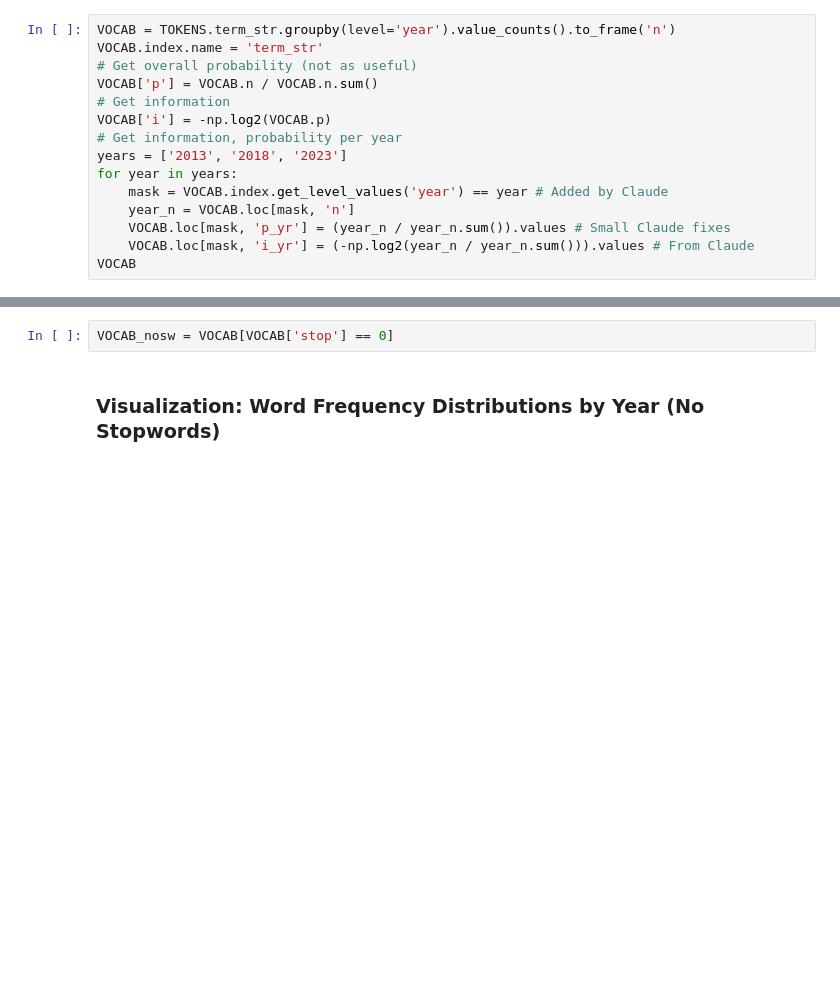
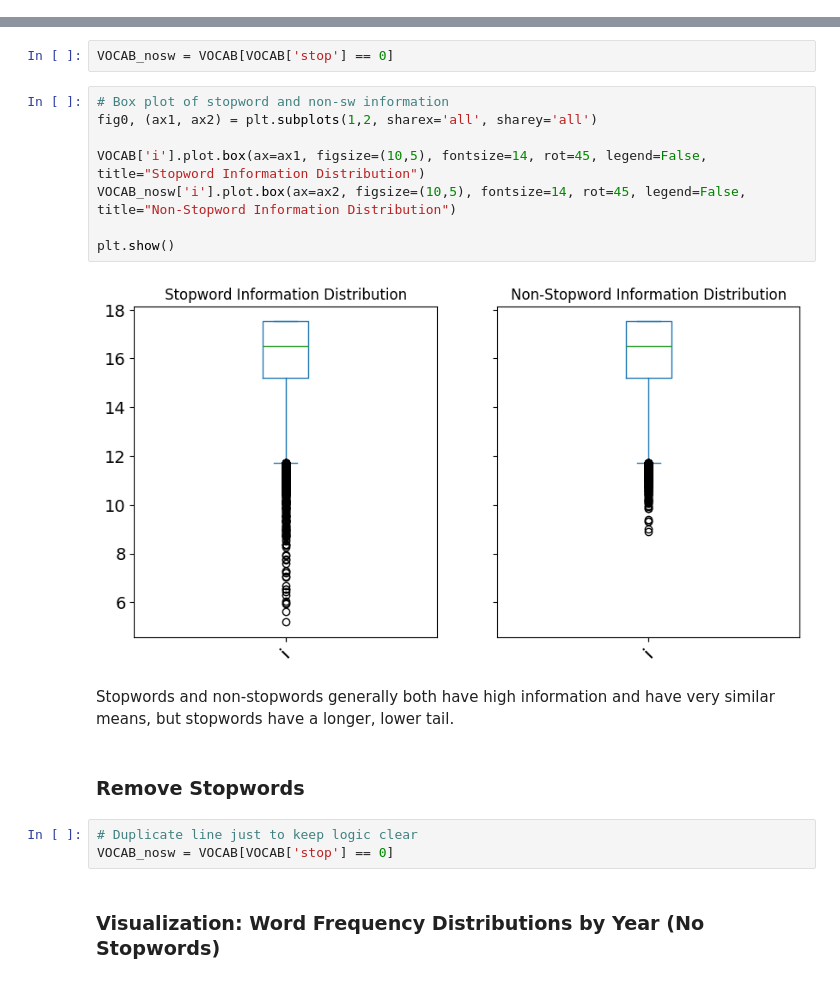
Before and after one commit to caroline-kranefuss/evolving_sentiment_climate, a Jupyter notebook: notebooks/stopwords.ipynb, the cells around one changed output, grey strips where cells are left out. Cells and saved outputs as stored; diff of their text form; blank space fills up the shorter version.

Commit message:
Finished stopwords

```diff
--- a/notebooks/EDA.ipynb
+++ b/notebooks/stopwords.ipynb
@@ -282,15 +56,0 @@ KW.head()
-# %%
-VOCAB = TOKENS.term_str.groupby(level='year').value_counts().to_frame('n')
-VOCAB.index.name = 'term_str'
-# Get overall probability (not as useful)
-VOCAB['p'] = VOCAB.n / VOCAB.n.sum()
-# Get information
-VOCAB['i'] = -np.log2(VOCAB.p)
-# Get information, probability per year
-years = ['2013', '2018', '2023']
-for year in years:
-    mask = VOCAB.index.get_level_values('year') == year # Added by Claude
-    year_n = VOCAB.loc[mask, 'n']
-    VOCAB.loc[mask, 'p_yr'] = (year_n / year_n.sum()).values # Small Claude fixes
-    VOCAB.loc[mask, 'i_yr'] = (-np.log2(year_n / year_n.sum())).values # From Claude
-VOCAB
@@ -361,6 +116,23 @@ Total Stopwords in 2023: 110
 There are a similar number of stopwords per year - not much of an observable pattern other than this similarity!
 # %%
 VOCAB_nosw = VOCAB[VOCAB['stop'] == 0]
+# %%
+# Box plot of stopword and non-sw information
+fig0, (ax1, ax2) = plt.subplots(1,2, sharex='all', sharey='all')
+
+VOCAB['i'].plot.box(ax=ax1, figsize=(10,5), fontsize=14, rot=45, legend=False, title="Stopword Information Distribution")
+VOCAB_nosw['i'].plot.box(ax=ax2, figsize=(10,5), fontsize=14, rot=45, legend=False, title="Non-Stopword Information Distribution")
+
+plt.show()
+# %% [output]
+[figure, added]
+# %% [markdown]
+Stopwords and non-stopwords generally both have high information and have very similar means, but stopwords have a longer, lower tail.
+# %% [markdown]
+### Remove Stopwords
+# %%
+# Duplicate line just to keep logic clear
+VOCAB_nosw = VOCAB[VOCAB['stop'] == 0]
 # %% [markdown]
 ### Visualization: Word Frequency Distributions by Year (No Stopwords)
 # %%
```
Also changed, not shown: parts of 23 cells of this notebook, 2 other files.
